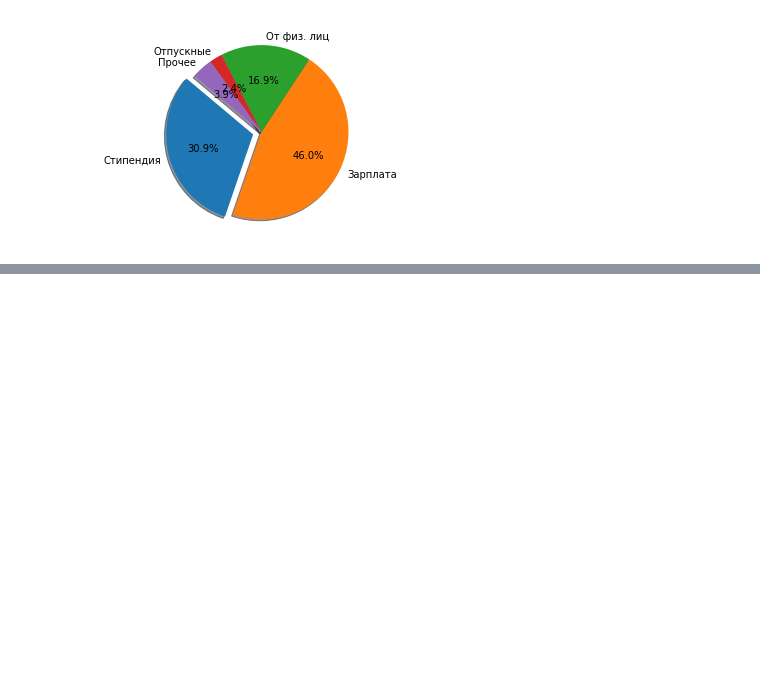
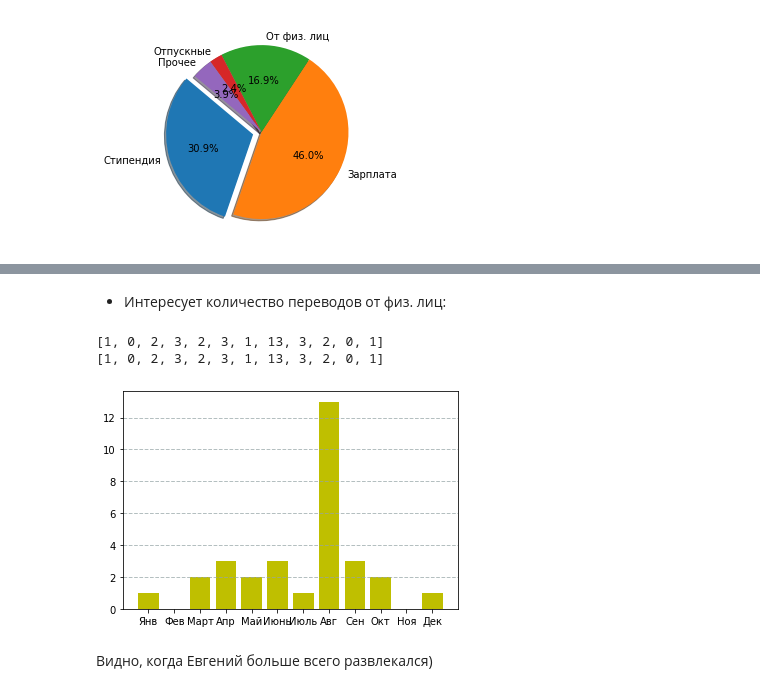
Before and after one commit to edirab/AnalyzeMyBudget, a Jupyter notebook: incomes_notebook.ipynb, the cells around one changed output, grey strips where cells are left out. Cells and saved outputs as stored; diff of their text form; code cells hidden in the pictures; blank space fills up the shorter version.

```diff
--- a/incomes_notebook.ipynb
+++ b/incomes_notebook.ipynb
@@ -147,0 +165,14 @@ plt.show()
+# %% [markdown]
+- Интересует количество переводов от физ. лиц:
+# %%
+transactions_from_others = analyze.transactions_per_month_from_others(incomes_list)
+print(transactions_from_others)
+
+plt.bar(monthes_axis, transactions_from_others, color = 'y')
+plt.grid(color='#95a5a6', linestyle='--', linewidth=1, axis='y', alpha=0.7)
+# %% [output]
+[1, 0, 2, 3, 2, 3, 1, 13, 3, 2, 0, 1]
+[1, 0, 2, 3, 2, 3, 1, 13, 3, 2, 0, 1]
+[figure, added]
+# %% [markdown]
+Видно, когда Евгений больше всего развлекался)
```
Also changed, not shown: parts of 10 cells of this notebook, 8 other files.
